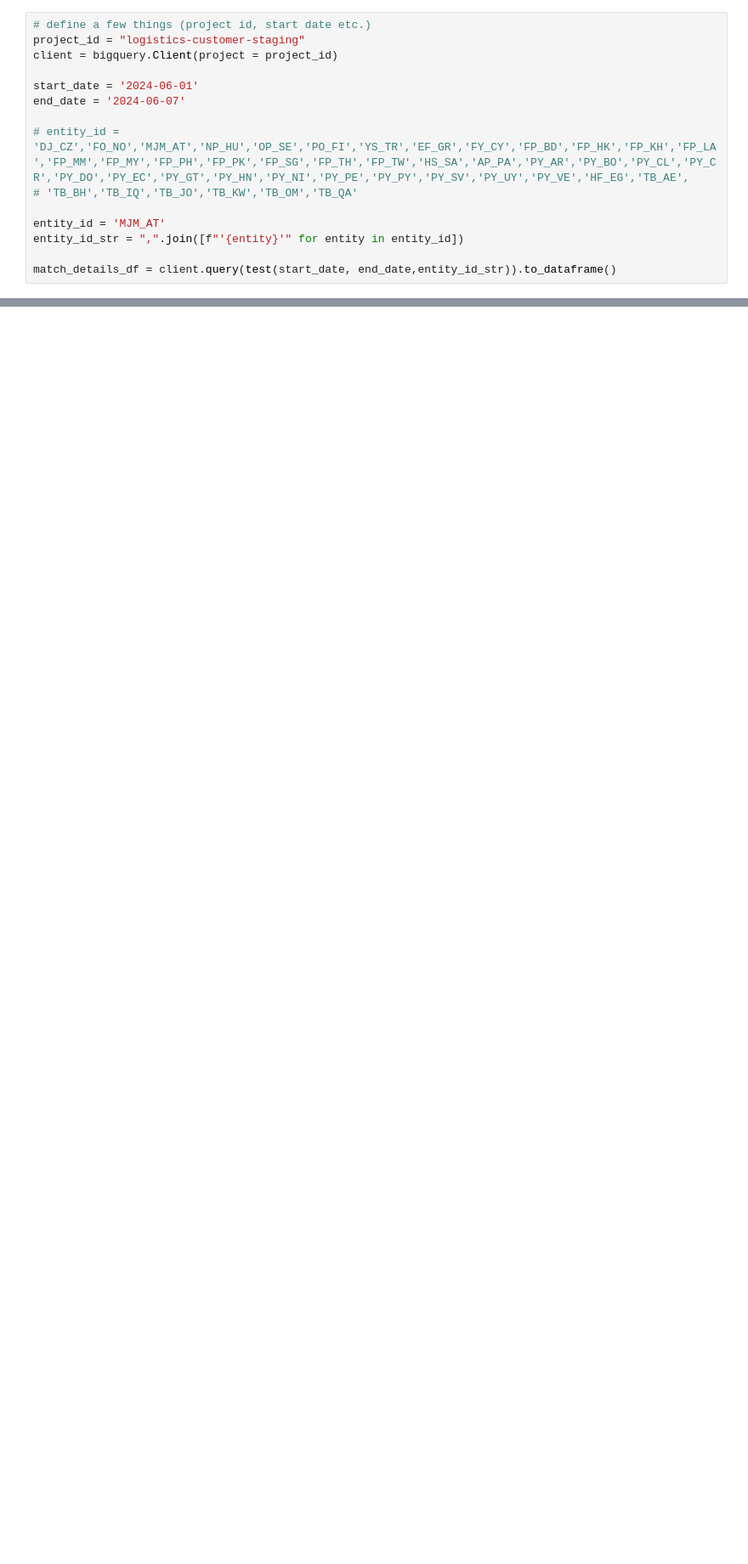
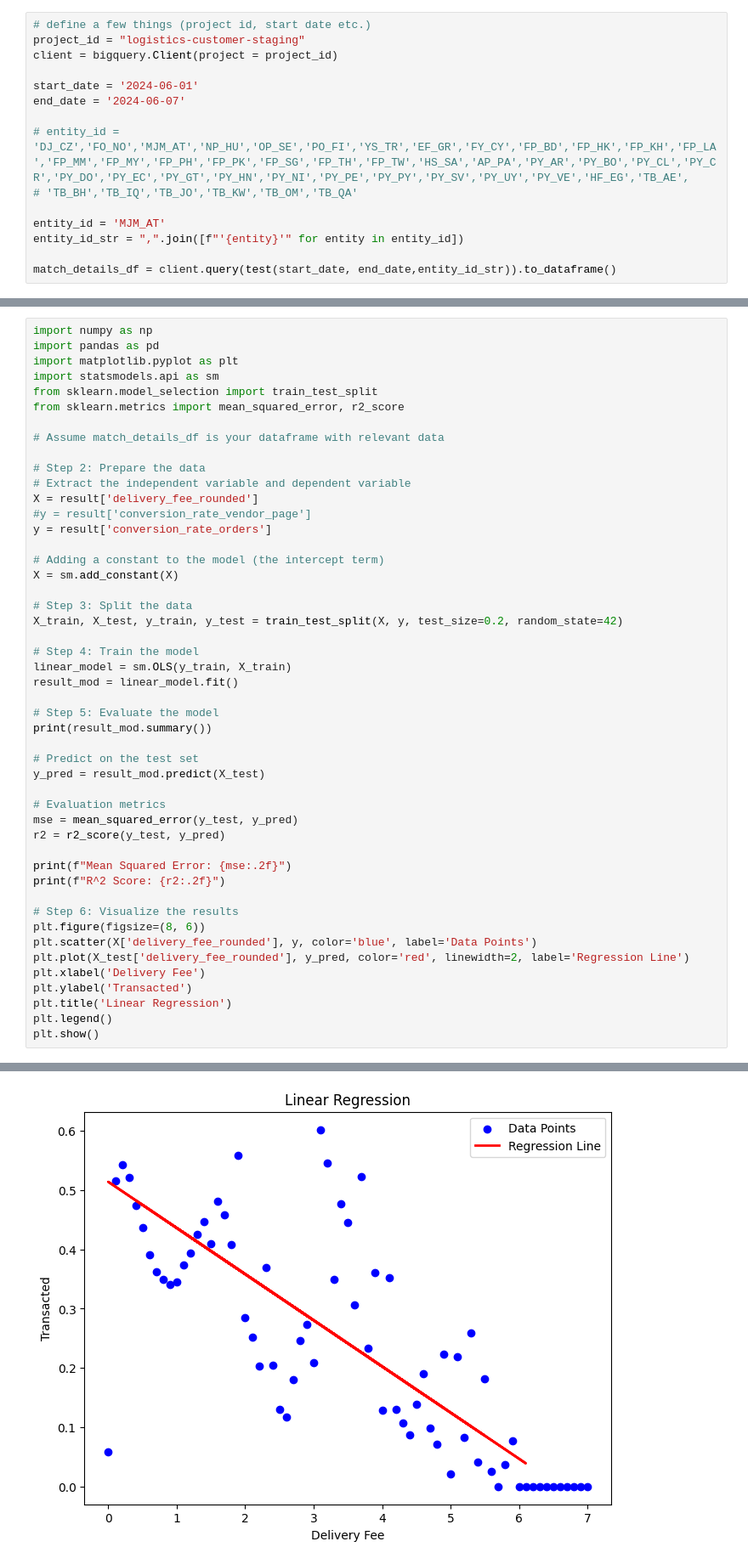
Before and after one commit to shazebasad-dh/https---github.com-deliveryhero-global_pricing, a Jupyter notebook: team/Shazeb/Impressions_data/analysis.ipynb, the cells around one changed output, grey strips where cells are left out. Shown: that part at 85% size. Saved outputs shown, nothing was run; the diff lists cells and outputs as text; blank space fills up the shorter version.

```diff
--- a/team/Shazeb/Impressions_data/analysis.ipynb
+++ b/team/Shazeb/Impressions_data/analysis.ipynb
@@ -162,0 +280,49 @@ plt.show()
+# %%
+import numpy as np
+import pandas as pd
+import matplotlib.pyplot as plt
+import statsmodels.api as sm
+from sklearn.model_selection import train_test_split
+from sklearn.metrics import mean_squared_error, r2_score
+
+# Assume match_details_df is your dataframe with relevant data
+
+# Step 2: Prepare the data
+# Extract the independent variable and dependent variable
+X = result['delivery_fee_rounded']
+#y = result['conversion_rate_vendor_page']
+y = result['conversion_rate_orders']
+
+# Adding a constant to the model (the intercept term)
+X = sm.add_constant(X)
+
+# Step 3: Split the data
+X_train, X_test, y_train, y_test = train_test_split(X, y, test_size=0.2, random_state=42)
+
+# Step 4: Train the model
+linear_model = sm.OLS(y_train, X_train)
+result_mod = linear_model.fit()
+
+# Step 5: Evaluate the model
+print(result_mod.summary())
+
+# Predict on the test set
+y_pred = result_mod.predict(X_test)
+
+# Evaluation metrics
+mse = mean_squared_error(y_test, y_pred)
+r2 = r2_score(y_test, y_pred)
+
+print(f"Mean Squared Error: {mse:.2f}")
+print(f"R^2 Score: {r2:.2f}")
+
+# Step 6: Visualize the results
+plt.figure(figsize=(8, 6))
+plt.scatter(X['delivery_fee_rounded'], y, color='blue', label='Data Points')
+plt.plot(X_test['delivery_fee_rounded'], y_pred, color='red', linewidth=2, label='Regression Line')
+plt.xlabel('Delivery Fee')
+plt.ylabel('Transacted')
+plt.title('Linear Regression')
+plt.legend()
+plt.show()
+# %% [output]
@@ -162,0 +346 @@ plt.show()
+[figure, added]
```
Also changed, not shown: parts of 17 cells of this notebook, 2 other files.
